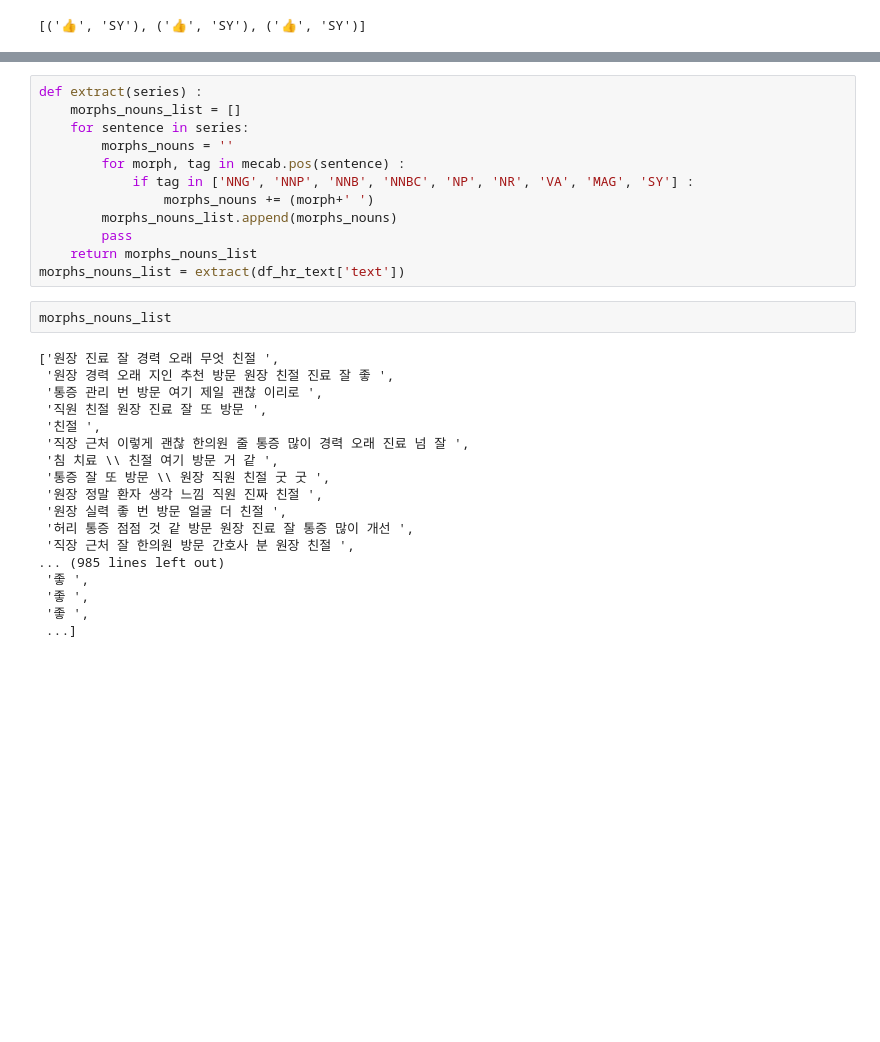
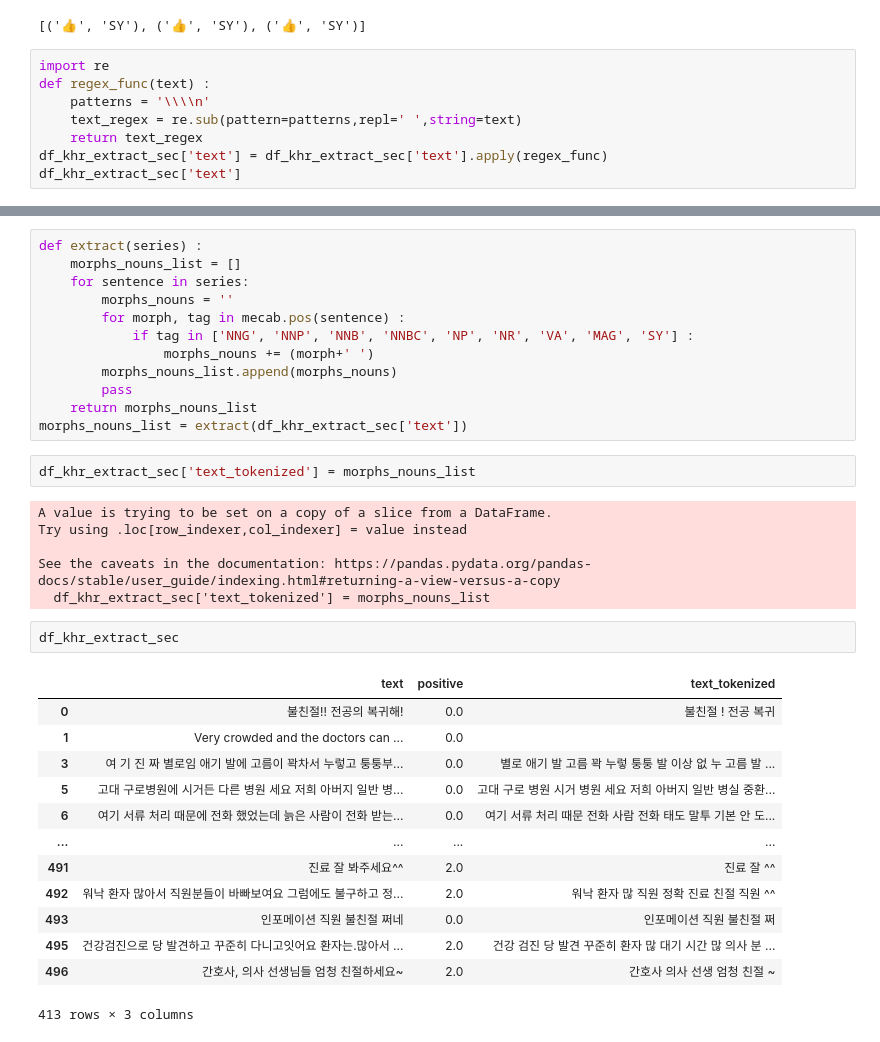
Before and after one commit to kdj0712/teamKim1, a Jupyter notebook: data/Untitled.ipynb, the cells around one changed output, grey strips where cells are left out. Drawn from its saved outputs; the diff is of its cells as text; blank space fills up the shorter version.

```diff
--- a/data/Untitled.ipynb
+++ b/data/Untitled.ipynb
@@ -35,3 +55,11 @@ mecab = MeCab()
 mecab.pos(' 👍 👍 👍')
 # %% [output]
 [('👍', 'SY'), ('👍', 'SY'), ('👍', 'SY')]
+# %%
+import re
+def regex_func(text) :
+    patterns = '\\\\n'
+    text_regex = re.sub(pattern=patterns,repl=' ',string=text)
+    return text_regex
+df_khr_extract_sec['text'] = df_khr_extract_sec['text'].apply(regex_func)
+df_khr_extract_sec['text']
@@ -46,24 +112,28 @@ def extract(series) :
         morphs_nouns_list.append(morphs_nouns)
         pass
     return morphs_nouns_list
-morphs_nouns_list = extract(df_hr_text['text'])
+morphs_nouns_list = extract(df_khr_extract_sec['text'])
 # %%
-morphs_nouns_list
+df_khr_extract_sec['text_tokenized'] = morphs_nouns_list
 # %% [output]
-['원장 진료 잘 경력 오래 무엇 친절 ',
- '원장 경력 오래 지인 추천 방문 원장 친절 진료 잘 좋 ',
- '통증 관리 번 방문 여기 제일 괜찮 이리로 ',
- '직원 친절 원장 진료 잘 또 방문 ',
- '친절 ',
- '직장 근처 이렇게 괜찮 한의원 줄 통증 많이 경력 오래 진료 넘 잘 ',
- '침 치료 \\ 친절 여기 방문 거 같 ',
- '통증 잘 또 방문 \\ 원장 직원 친절 굿 굿 ',
- '원장 정말 환자 생각 느낌 직원 진짜 친절 ',
- '원장 실력 좋 번 방문 얼굴 더 친절 ',
- '허리 통증 점점 것 같 방문 원장 진료 잘 통증 많이 개선 ',
- '직장 근처 잘 한의원 방문 간호사 분 원장 친절 ',
-... (985 lines left out)
- '좋 ',
- '좋 ',
- '좋 ',
- ...]
+A value is trying to be set on a copy of a slice from a DataFrame.
+Try using .loc[row_indexer,col_indexer] = value instead
+
+See the caveats in the documentation: https://pandas.pydata.org/pandas-docs/stable/user_guide/indexing.html#returning-a-view-versus-a-copy
+  df_khr_extract_sec['text_tokenized'] = morphs_nouns_list
+# %%
+df_khr_extract_sec
+# %% [output]
+|  | text | positive | text_tokenized |
+| 0 | 불친절!! 전공의 복귀해! | 0.0 | 불친절 ! 전공 복귀 |
+| 1 | Very crowded and the doctors can ... | 0.0 |  |
+| 3 | 여 기 진 짜 별로임 애기 발에 고름이 꽉차서 누렇고 퉁퉁부... | 0.0 | 별로 애기 발 고름 꽉 누렇 퉁퉁 발 이상 없 누 고름 발 ... |
+| 5 | 고대 구로병원에 시거든 다른 병원 세요 저희 아버지 일반 병... | 0.0 | 고대 구로 병원 시거 병원 세요 저희 아버지 일반 병실 중환... |
+| 6 | 여기 서류 처리 때문에 전화 했었는데 늙은 사람이 전화 받는... | 0.0 | 여기 서류 처리 때문 전화 사람 전화 태도 말투 기본 안 도... |
+| ... | ... | ... | ... |
+| 491 | 진료 잘 봐주세요^^ | 2.0 | 진료 잘 ^^ |
+| 492 | 워낙 환자 많아서 직원분들이 바빠보여요 그럼에도 불구하고 정... | 2.0 | 워낙 환자 많 직원 정확 진료 친절 직원 ^^ |
+| 493 | 인포메이션 직원 불친절 쩌네 | 0.0 | 인포메이션 직원 불친절 쩌 |
+| 495 | 건강검진으로 당 발견하고 꾸준히 다니고잇어요 환자는.많아서 ... | 2.0 | 건강 검진 당 발견 꾸준히 환자 많 대기 시간 많 의사 분 ... |
+| 496 | 간호사, 의사 선생님들 엄청 친절하세요~ | 2.0 | 간호사 의사 선생 엄청 친절 ~ |
+413 rows × 3 columns
```
Also changed, not shown: parts of 18 cells of this notebook, 5 other files.
